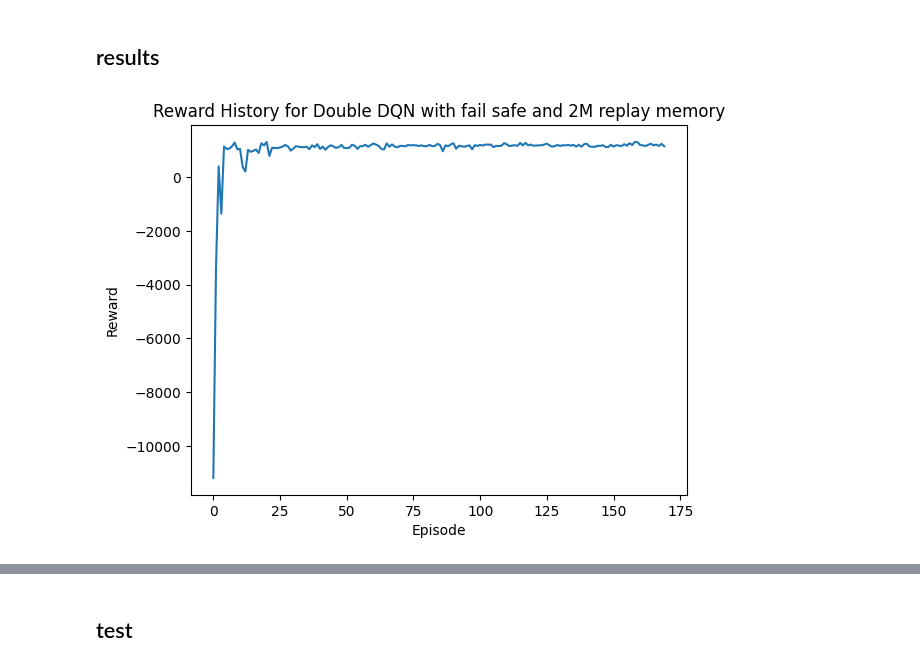
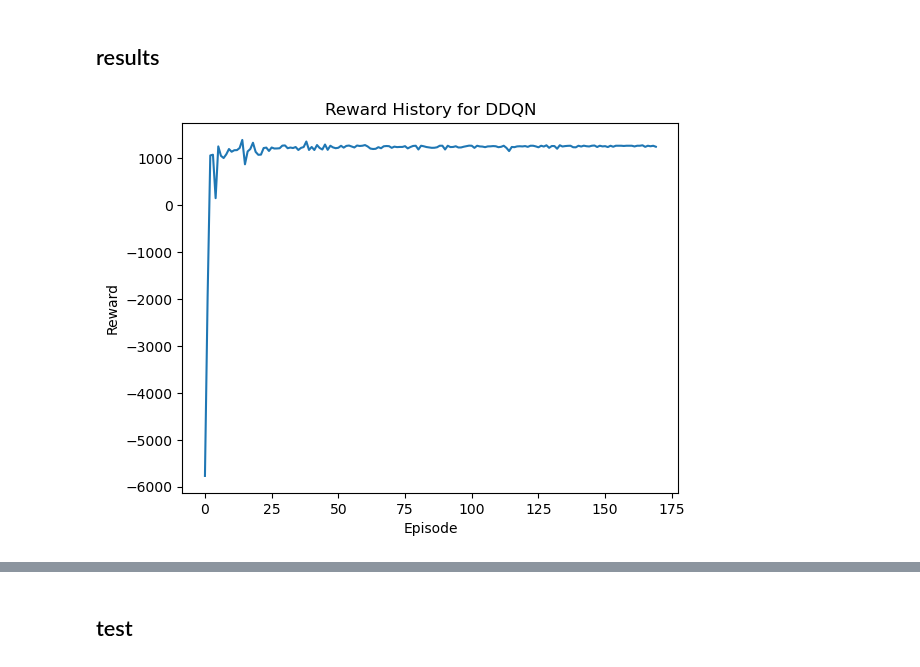
Before and after one commit to driessenslucas/researchproject, a Jupyter notebook: training/ResearchProject_v2 copy.ipynb, the cells around one changed output, grey strips where cells are left out. Cells and saved outputs as stored; diff of their text form; code cells hidden in the pictures.

```diff
--- a/training/ResearchProject_v2 copy.ipynb
+++ b/training/ResearchProject_v2 copy.ipynb
@@ -444,7 +506,7 @@ BATCH_SIZE = 128  # How many steps (samples) to use for training
 UPDATE_TARGET_INTERVAL = 2
 EPSILON = 0.99 # Exploration percentage
 MIN_EPSILON = 0.01
-DECAY = 0.99933
+DECAY = 0.99973
 EPISODE_AMOUNT = 170
 
 # Fill the replay memory with the first batch of samples
@@ -454,6 +516,10 @@ epsilon_history = []
 loss_history = []
 epsilon_history = []
 mse_history = []
+
+# step history for each episode
+episode_path_history = []
+step_history = []
 
 np.set_printoptions(precision=3, suppress=True)
 
@@ -481,6 +547,9 @@ for episode in range(EPISODE_AMOUNT):
         # store step in replay memory
         step = (state, action, reward, new_state, done)
         agent.addToReplayMemory(step)
+        # add the current car position to the episode path history with the episode number
+        episode_path_history.append((episode, env.car_position))
+
         state = new_state
         episode_reward += reward
         # When enough steps in replay memory -> train policy network
@@ -522,6 +591,7 @@ for episode in range(EPISODE_AMOUNT):
             update_counter = 0
         update_counter += 1
     print('episodeReward for episode ', episode, '= ', episode_reward, 'with epsilon = ', EPSILON)
+    step_history.append(step_counter)
     reward_history.append(episode_reward)
 
 
@@ -541,9 +627,9 @@ env.close_pygame()
 # %%
 # plot the reward history
 plt.plot(reward_history)
 plt.xlabel('Episode')
 plt.ylabel('Reward')
-plt.title('Reward History for Double DQN with fail safe and 2M replay memory')
+plt.title("Reward History for DDQN")
 plt.show()
 # %% [output]
-[figure, old version]
+[figure, new version]
```
Also changed, not shown: parts of 25 cells of this notebook, 7 other files.
